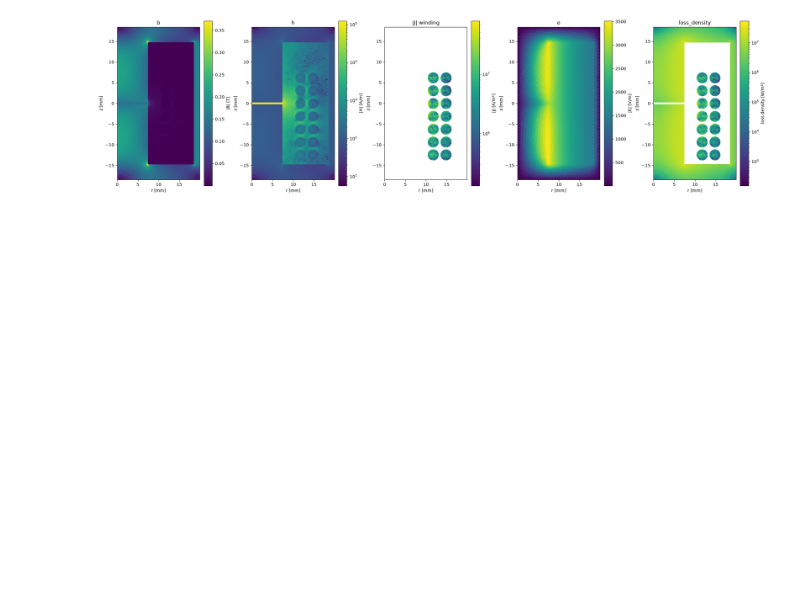
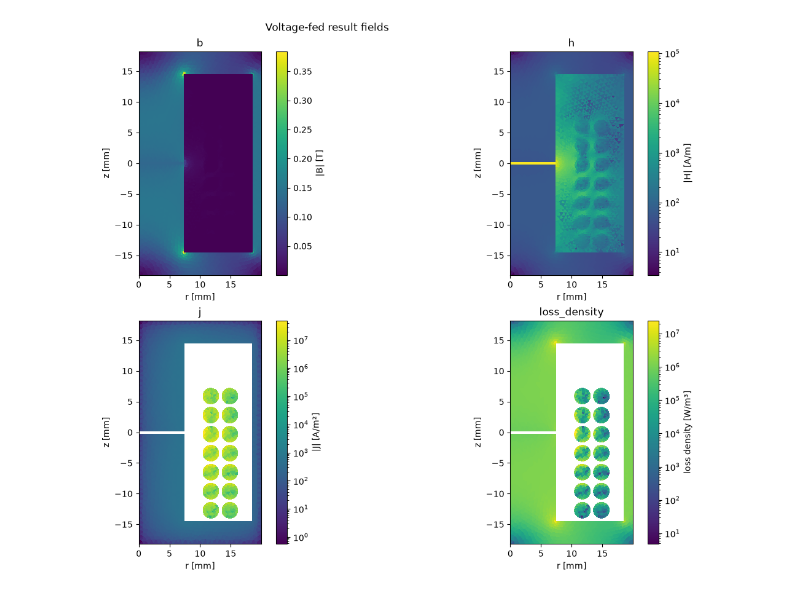
Before and after one commit to TPFH1/pyMagFEM, a Jupyter notebook: notebooks/example_inductor.ipynb, the cells around one changed output. Cells and saved outputs as stored; diff of their text form; code cells hidden in the pictures; blank space fills up the shorter version.

Commit message:
replaced nearly-same inductor examples with a voltage- vs current-fed inductor example

```diff
--- a/notebooks/example_inductor.ipynb
+++ b/notebooks/example_inductor.ipynb
@@ -150,8 +126,9 @@ FEMModel(schema='pyMagBEM', version=1, metadata=Metadata(name='example inductor'
 # %%
-# Save the model used by this notebook as a reusable JSON file.
-SIMULATION_DIR = REPOSITORY_ROOT / 'notebooks' / 'sim'
-SIMULATION_DIR.mkdir(parents=True, exist_ok=True)
-MODEL_JSON = SIMULATION_DIR / 'example_inductor_generated.json'
-MODEL_JSON.write_text(json.dumps(model_data, indent=2) + '\n', encoding='utf-8')
-print(f'Saved model to {MODEL_JSON}')
+simulation = fem.FrequencyDomainSimulation(component)
+mesh = simulation.create_mesh(max_size=MESH_SIZE_M)
+
+fig_mesh, ax_mesh = plt.subplots(figsize=(10, 7), constrained_layout=True)
+fem.plot_mesh(mesh, ax=ax_mesh)
+ax_mesh.set_title("Shared mesh for current-fed and voltage-fed runs")
+plt.show()
 # %% [output]
@@ -274,18 +286,28 @@ Maximum |B|: 0.3707 T
 # %%
-fig, axes = plt.subplots(1, 5, figsize=(22, 6), constrained_layout=True)
-plot_requests = [
-    (PhysicalField.B, {}),
-    (PhysicalField.H, {}),
-    (PhysicalField.J, {"domains": "winding"}),
-    (PhysicalField.E, {}),
-    (PhysicalField.LOSS_DENSITY, {"litz_properties": litz_properties}),
-]
-for axis, (physical_field, kwargs) in zip(axes.flat, plot_requests):
-    scale = "log" if physical_field in {PhysicalField.H, PhysicalField.J, PhysicalField.LOSS_DENSITY} else "linear"
-    result.plot_physical_field(physical_field, ax=axis, color_scale=scale, **kwargs)
-    axis.set_title("|J| winding" if physical_field is PhysicalField.J else physical_field.value)
-for axis in axes.flat[len(plot_requests):]:
-    axis.set_visible(False)
+physical_fields = (
+    fem.PhysicalField.B,
+    fem.PhysicalField.H,
+    fem.PhysicalField.J,
+    fem.PhysicalField.LOSS_DENSITY,
+)
+fig, axes = plt.subplots(2, 2, figsize=(12, 9), constrained_layout=True)
+for axis, physical_field in zip(axes.flat, physical_fields):
+    color_scale = (
+        "log"
+        if physical_field in {
+            fem.PhysicalField.H,
+            fem.PhysicalField.J,
+            fem.PhysicalField.LOSS_DENSITY,
+        }
+        else "linear"
+    )
+    voltage_result.plot_physical_field(
+        physical_field,
+        ax=axis,
+        color_scale=color_scale,
+    )
+    axis.set_title(physical_field.value)
+fig.suptitle("Voltage-fed result fields")
 plt.show()
 # %% [output]
-[figure, old version]
+[figure, new version]
```
Also changed, not shown: parts of 13 cells of this notebook, 6 other files.
